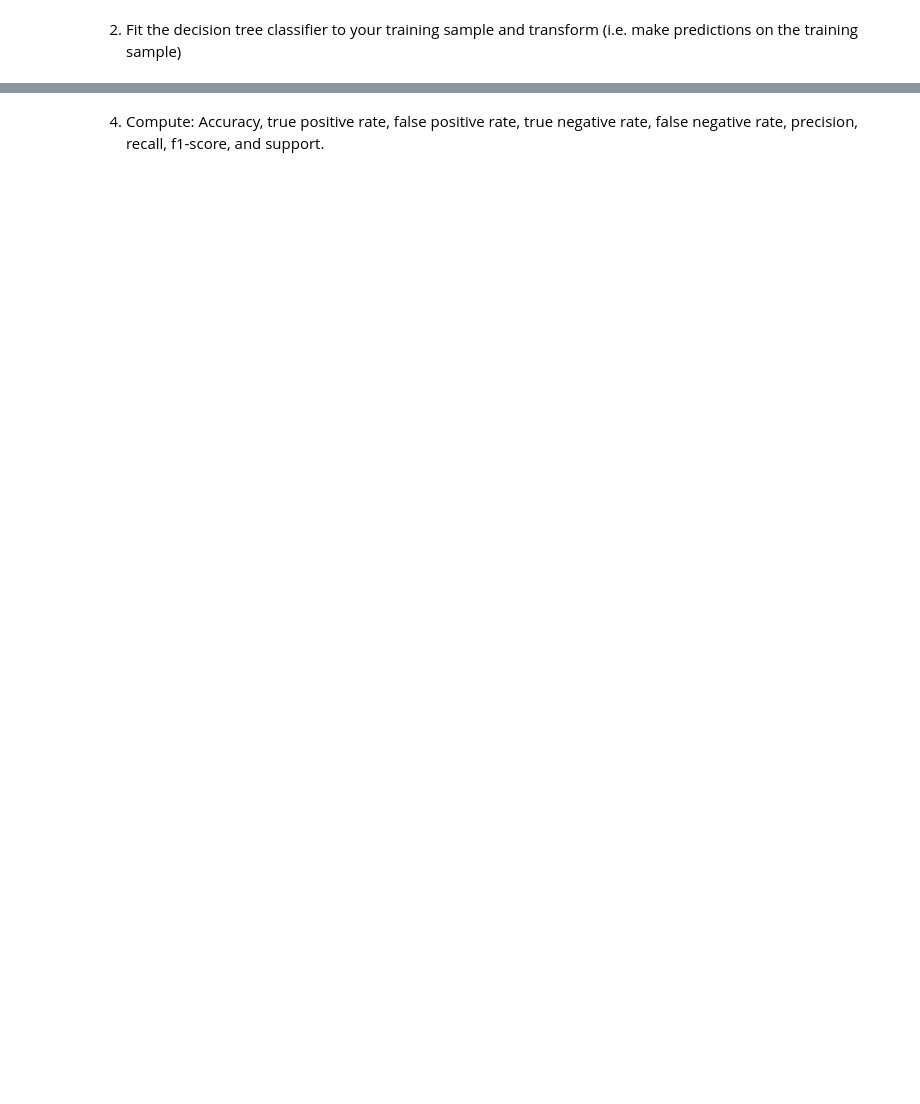
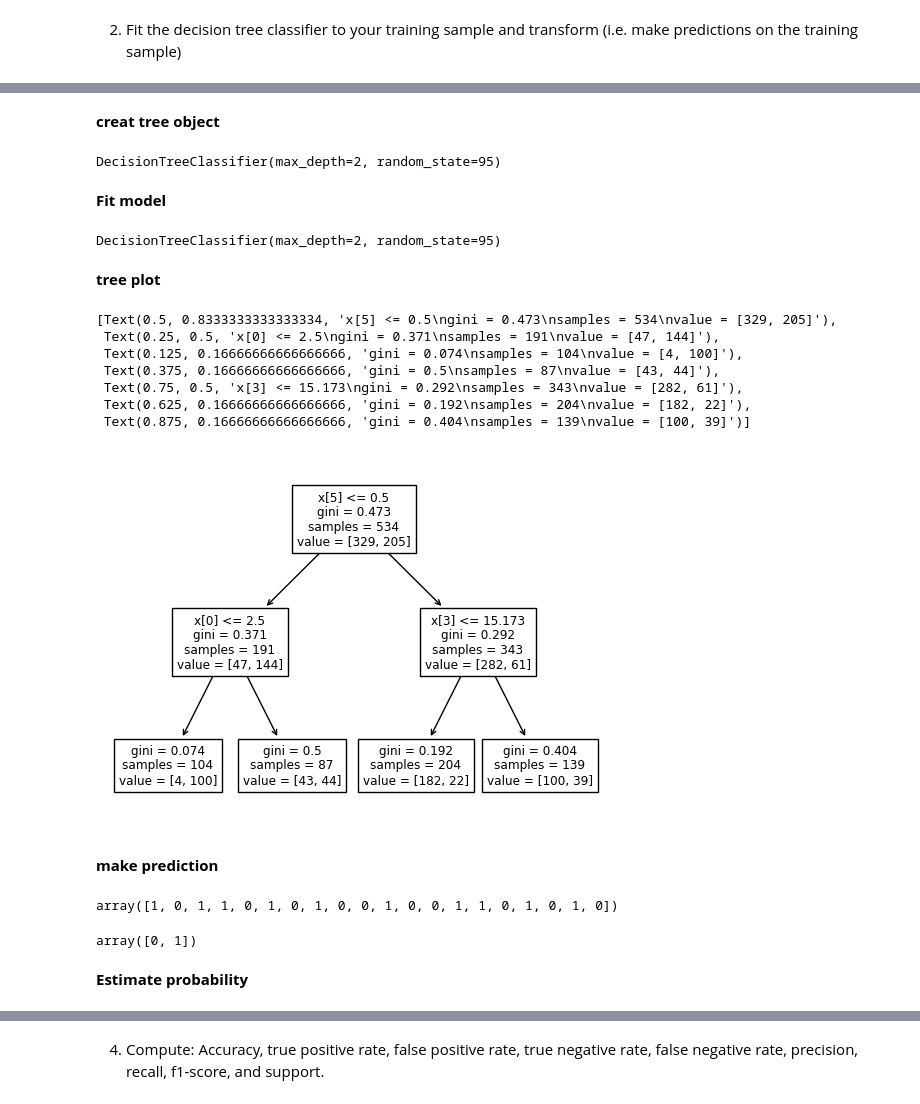
Before and after one commit to MigashaneVictoire/classification-exercises, a Jupyter notebook: decision_tree.ipynb, the cells around one changed output, grey strips where cells are left out. Drawn from its saved outputs; the diff is of its cells as text; code cells hidden in the pictures; blank space fills up the shorter version.

Commit message:
complet decision tree exercises

```diff
--- a/decision_tree.ipynb
+++ b/decision_tree.ipynb
@@ -12,0 +25,5 @@ import explore
+# %%
+# create base line
+titanic["baseline"] =[int(titanic.survived.mode()) for i in range(len(titanic))]
+
+titanic.head(3)
@@ -29,0 +59,59 @@ train.head()
+# %%
+# train features and target
+xtrain = train.drop(columns=["sex","age", "embarked", "passenger_id", "baseline", "survived"])
+ytrain = train.survived
+
+# validate features and target
+xval = validate.drop(columns=["sex","age", "embarked", "passenger_id", "baseline", "survived"])
+yval = validate.survived
+
+# test features and target
+xtest = test.drop(columns=["sex","age", "embarked", "passenger_id", "baseline", "survived"])
+ytest = test.survived
+# %% [markdown]
+**creat tree object**
+# %%
+# for classification you can change the algorithm to gini or entropy (information gain).
+# gini is default
+
+treeClf = DecisionTreeClassifier(max_depth= 2, random_state=95)
+treeClf
+# %% [output]
+DecisionTreeClassifier(max_depth=2, random_state=95)
+# %% [markdown]
+**Fit model**
+# %%
+treeClf = treeClf.fit(xtrain, ytrain)
+treeClf
+# %% [output]
+DecisionTreeClassifier(max_depth=2, random_state=95)
+# %% [markdown]
+**tree plot**
+# %%
+plot_tree(treeClf)
+# %% [output]
+[Text(0.5, 0.8333333333333334, 'x[5] <= 0.5\ngini = 0.473\nsamples = 534\nvalue = [329, 205]'),
+ Text(0.25, 0.5, 'x[0] <= 2.5\ngini = 0.371\nsamples = 191\nvalue = [47, 144]'),
+ Text(0.125, 0.16666666666666666, 'gini = 0.074\nsamples = 104\nvalue = [4, 100]'),
+ Text(0.375, 0.16666666666666666, 'gini = 0.5\nsamples = 87\nvalue = [43, 44]'),
+ Text(0.75, 0.5, 'x[3] <= 15.173\ngini = 0.292\nsamples = 343\nvalue = [282, 61]'),
+ Text(0.625, 0.16666666666666666, 'gini = 0.192\nsamples = 204\nvalue = [182, 22]'),
+ Text(0.875, 0.16666666666666666, 'gini = 0.404\nsamples = 139\nvalue = [100, 39]')]
+[figure, added]
+# %% [markdown]
+**make prediction**
+# %%
+ypred = treeClf.predict(xtrain)
+ypred[:20]
+# %% [output]
+array([1, 0, 1, 1, 0, 1, 0, 1, 0, 0, 1, 0, 0, 1, 1, 0, 1, 0, 1, 0])
+# %%
+# meaning of predictions
+treeClf.classes_
+
+# 1 == survived
+# 0 == didn't make it
+# %% [output]
+array([0, 1])
+# %% [markdown]
+**Estimate probability**
```
Also changed, not shown: parts of 24 cells of this notebook.
